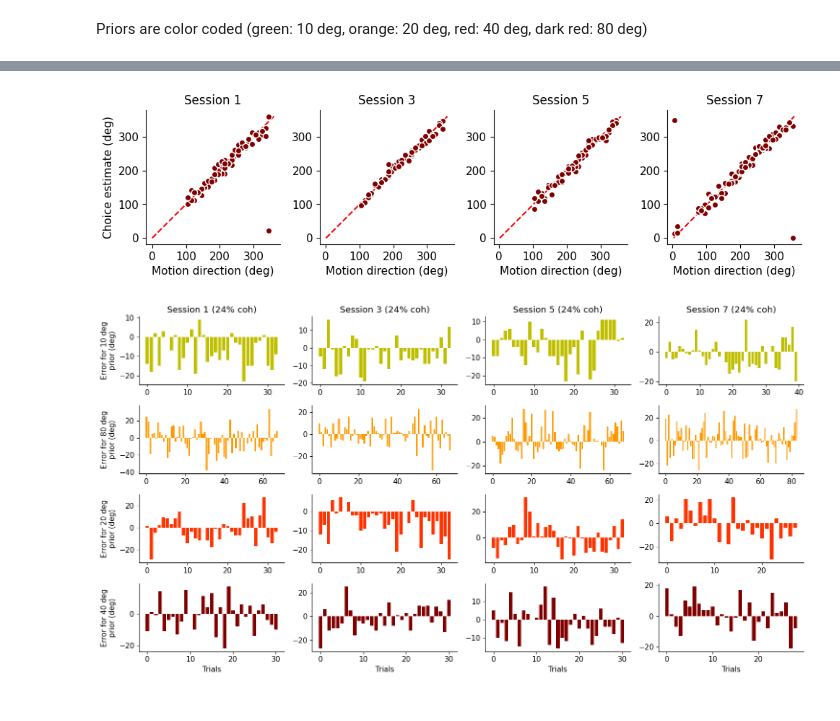
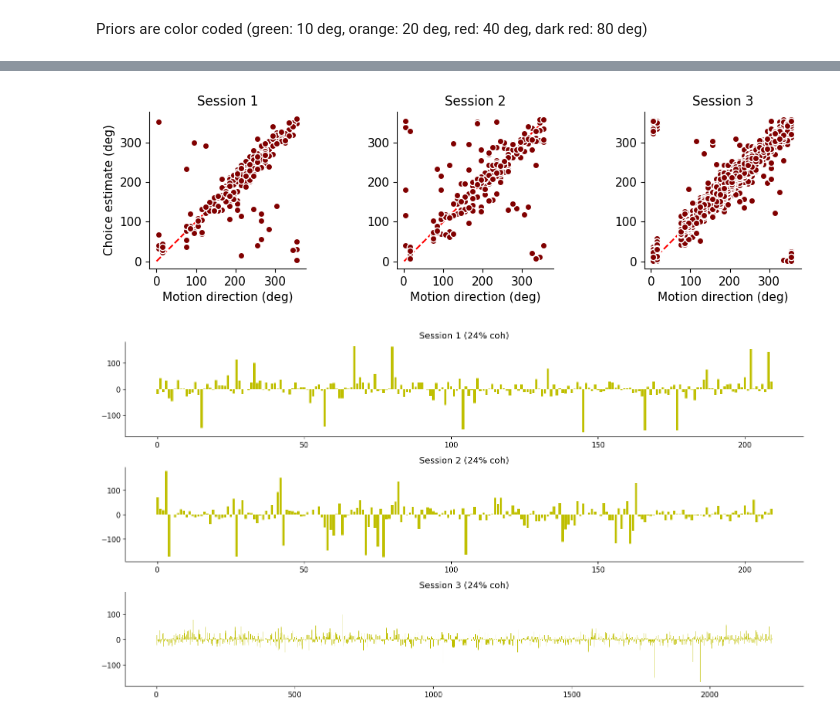
Before and after one commit to yifanzha-97/Neuro-Academy, a Jupyter notebook: projects/behavior_and_theory/laquitaine_human_errors.ipynb, the cells around one changed output, grey strips where cells are left out. Saved outputs shown, nothing was run; the diff lists cells and outputs as text; code cells hidden in the pictures.

```diff
--- a/projects/behavior_and_theory/laquitaine_human_errors.ipynb
+++ b/projects/behavior_and_theory/laquitaine_human_errors.ipynb
@@ -731,54 +718,52 @@ for sub_id in subject_id_set:
 # @title Plot session time course of subject 1's individual trial estimates (24% coh, 80 deg prior)
 
 # set parameters
-SUBJECT_ID = 1
+SUBJECT_ID = 2
 COHERENCE = 0.24
 PRIOR_STD = 80
 
 # set session ids
-session_ids = [1,3,5,7]
+session_ids = [1,2,3]
 
 fig, axes = plt.subplots(1,len(session_ids), figsize=(10,3))
 
 for ix, session_id in enumerate(session_ids):
 
   # query the data we need
   tmp = data[(data["subject_id"]==SUBJECT_ID) & (data["session_id"]==session_id) & (data["motion_coherence"]==COHERENCE) & (data["prior_std"]==PRIOR_STD)]
 
   # get data
   motion_direction = tmp["motion_direction"].values
   estimates_deg = np.round(get_cartesian_to_deg(tmp["estimate_x"].values, tmp["estimate_y"].values, False))
 
   # plot subject 01's estimates against true motion direction
   axes[ix].plot([ix, 360], [0, 360], "r--");
   axes[ix].plot(motion_direction, estimates_deg, color=[0.5, 0, 0], marker="o", linestyle="None", markersize=6, markeredgecolor="w");
   axes[ix].set_xlabel("Motion direction (deg)");
   if ix==0:
     axes[ix].set_ylabel("Choice estimate (deg)");
   axes[ix].set_xlim([0, 360]);
   axes[ix].set_ylim([0, 360]);
   axes[ix].axis("square");
   axes[ix].set_title(f"Session {session_id}", fontsize=12)
 plt.tight_layout()
 # %% [output]
-[figure, old version]
+[figure, new version]
 # %%
 # @title Do estimate errors stay stable over time? (24% coh)
-prior_stds = data["prior_std"].unique()
 prior_colors = [[0.75, 0.75, 0],
                 [1, 0.6, 0],
                 [1, 0.2, 0],
                 [0.5, 0, 0]]
 
 # setup plots
-fig, axes = plt.subplots(len(prior_stds), len(session_ids), figsize=(15,8))
+fig, axes = plt.subplots(len(session_ids), figsize=(15,8))
 
 # plot motion directions and choice estimates time course
-for p_i, prior_std_i in enumerate(prior_stds):
-  for s_i, session_id in enumerate(session_ids):
+for s_i, session_id in enumerate(session_ids):
 
     # query the data we need
-    tmp = data[(data["subject_id"]==SUBJECT_ID) & (data["session_id"]==session_id) & (data["motion_coherence"]==COHERENCE) & (data["prior_std"]==prior_std_i)]
+    tmp = data[(data["subject_id"]==SUBJECT_ID) & (data["session_id"]==session_id) & (data["motion_coherence"]==COHERENCE)]
 
     # get data
     motion_direction = tmp["motion_direction"].values
@@ -790,14 +775,10 @@ for p_i, prior_std_i in enumerate(prior_stds):
     )
 
     # plot circular error
-    axes[p_i,s_i].bar(x=np.arange(0, len(estimates_deg),1), height=error, color=prior_colors[p_i]);
+    axes[s_i].bar(x=np.arange(0, len(estimates_deg),1), height=error, color=prior_colors[p_i]);
 
     # add legend
-    if p_i==0:
-      axes[p_i,s_i].set_title(f"Session {session_id} (24% coh)");
-    if s_i==0:
-      axes[p_i,s_i].set_ylabel(f"Error for {prior_std_i} deg"  "\n" "prior (deg)");
-    if p_i==len(prior_stds)-1:
-      axes[p_i,s_i].set_xlabel("Trials");
+
+    axes[s_i].set_title(f"Session {session_id} (24% coh)");
 # %% [output]
-[figure, old version]
+[figure, new version]
```
Also changed, not shown: parts of 5 cells of this notebook.
